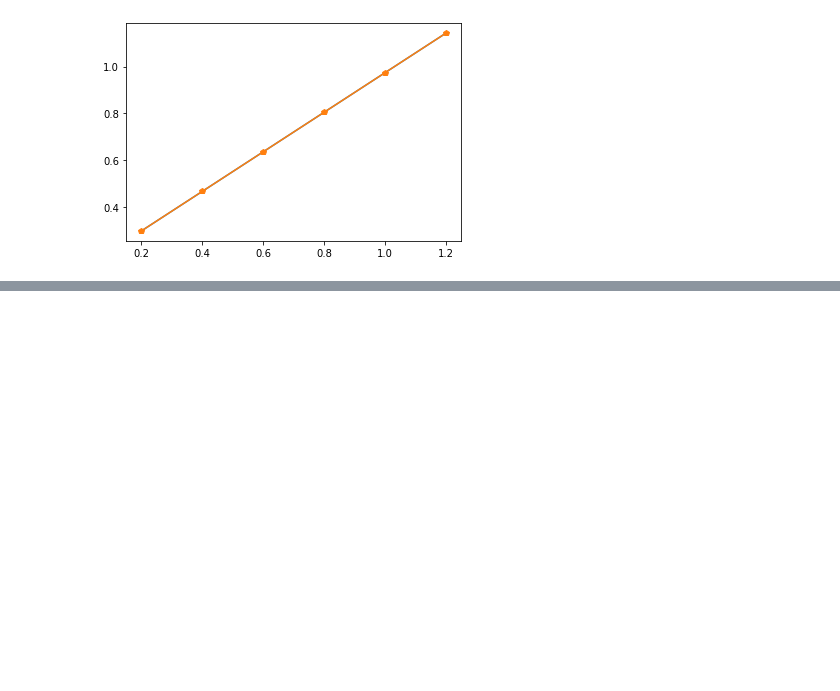
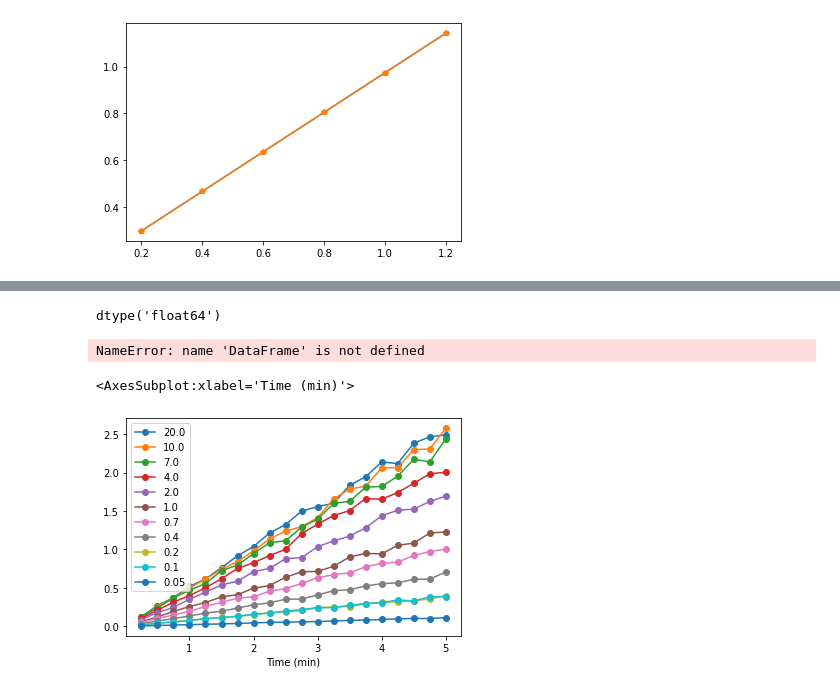
Before and after one commit to oliviaharman/PythonPractice, a Jupyter notebook: MoIssI Workshop.ipynb, the cells around one changed output, grey strips where cells are left out. Cells and saved outputs as stored; diff of their text form; code cells hidden in the pictures; blank space fills up the shorter version.

```diff
--- a/MoIssI Workshop.ipynb
+++ b/MoIssI Workshop.ipynb
@@ -880,0 +991,4 @@ plt.plot(xdata, slope * xdata + intercept, 'p-') #orange!
+# %%
+# creating the pandas dataframe using read_csv
+AP_kin_df = pd.read_csv(datafile)
+AP_kin_df.head()
@@ -880,0 +1002,3 @@ plt.plot(xdata, slope * xdata + intercept, 'p-') #orange!
+# %%
+AP_kin_df.set_index('Time (min)', inplace=True)
+AP_kin_df.head()
@@ -880,0 +1013,4 @@ plt.plot(xdata, slope * xdata + intercept, 'p-') #orange!
+# %%
+AP_kin_df.index.dtype
+# %% [output]
+dtype('float64')
@@ -880,0 +1019,12 @@ plt.plot(xdata, slope * xdata + intercept, 'p-') #orange!
+# %%
+dataframe.plot()
+# unsure about this line, gives an error and can make the plot without it
+# %% [output]
+NameError: name 'DataFrame' is not defined
+# %%
+# Inspect the data using the plot command that is available with the dataframe
+# We use the plot function that is built into pandas for this simple display
+AP_kin_df.plot(marker = 'o')
+# %% [output]
+<AxesSubplot:xlabel='Time (min)'>
+[figure, added]
```
Also changed, not shown: parts of 49 cells of this notebook.
